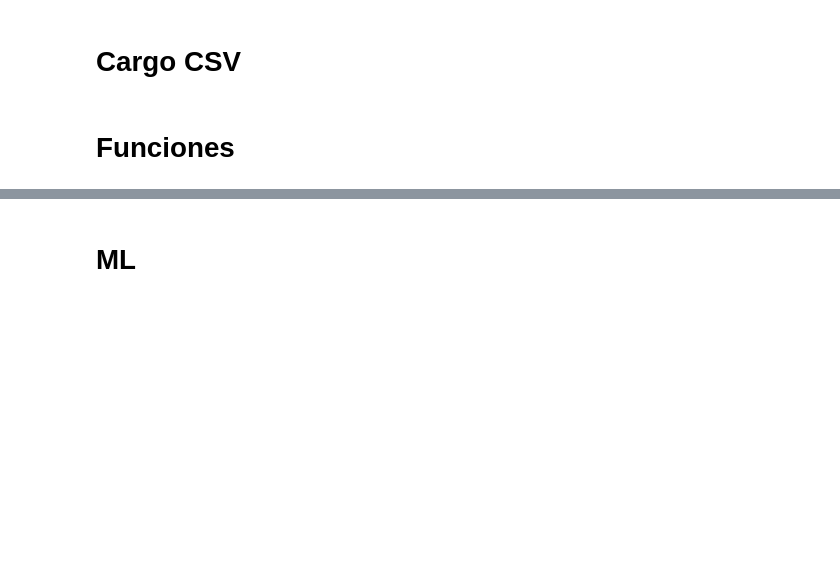
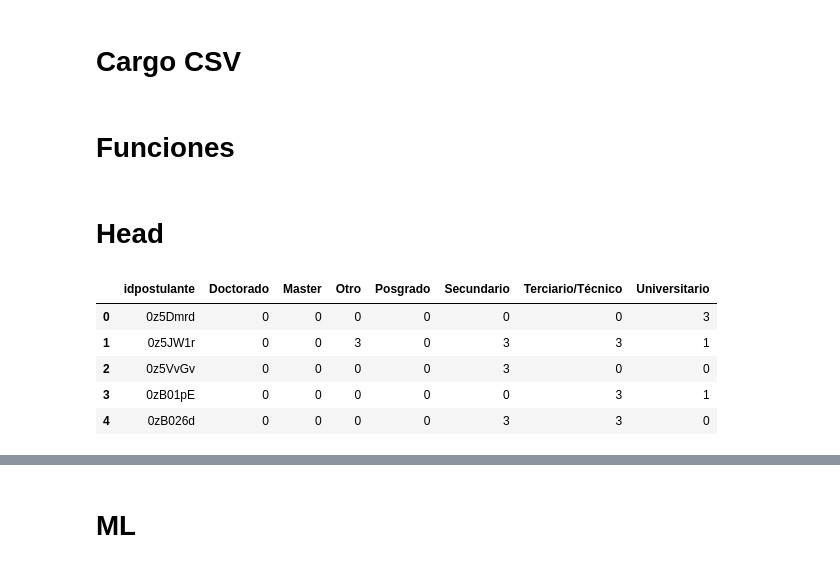
Before and after one commit to czuczinsky/TP2-Machine-Learning, a Jupyter notebook: TP-2-santi.ipynb, the cells around one changed output, grey strips where cells are left out. Saved outputs shown, nothing was run; the diff lists cells and outputs as text; code cells hidden in the pictures; blank space fills up the shorter version.

```diff
--- a/TP-2-santi.ipynb
+++ b/TP-2-santi.ipynb
@@ -75,3 +75,14 @@ def avisos_visitados(tupla_idaviso_idpostulante):
 def avisos_online_mark(tupla_idaviso_idpostulante):
     df_return = tupla_idaviso_idpostulante.merge(avisos_online,on=['idaviso'],how='left')
     return df_return
+# %% [markdown]
+# Head
+# %%
+postulantes_educacion.head()
+# %% [output]
+|  | idpostulante | Doctorado | Master | Otro | Posgrado | Secundario | Terciario/Técnico | Universitario |
+| 0 | 0z5Dmrd | 0 | 0 | 0 | 0 | 0 | 0 | 3 |
+| 1 | 0z5JW1r | 0 | 0 | 3 | 0 | 3 | 3 | 1 |
+| 2 | 0z5VvGv | 0 | 0 | 0 | 0 | 3 | 0 | 0 |
+| 3 | 0zB01pE | 0 | 0 | 0 | 0 | 0 | 3 | 1 |
+| 4 | 0zB026d | 0 | 0 | 0 | 0 | 3 | 3 | 0 |
```
Also changed, not shown: parts of 28 cells of this notebook, 1 other file.
